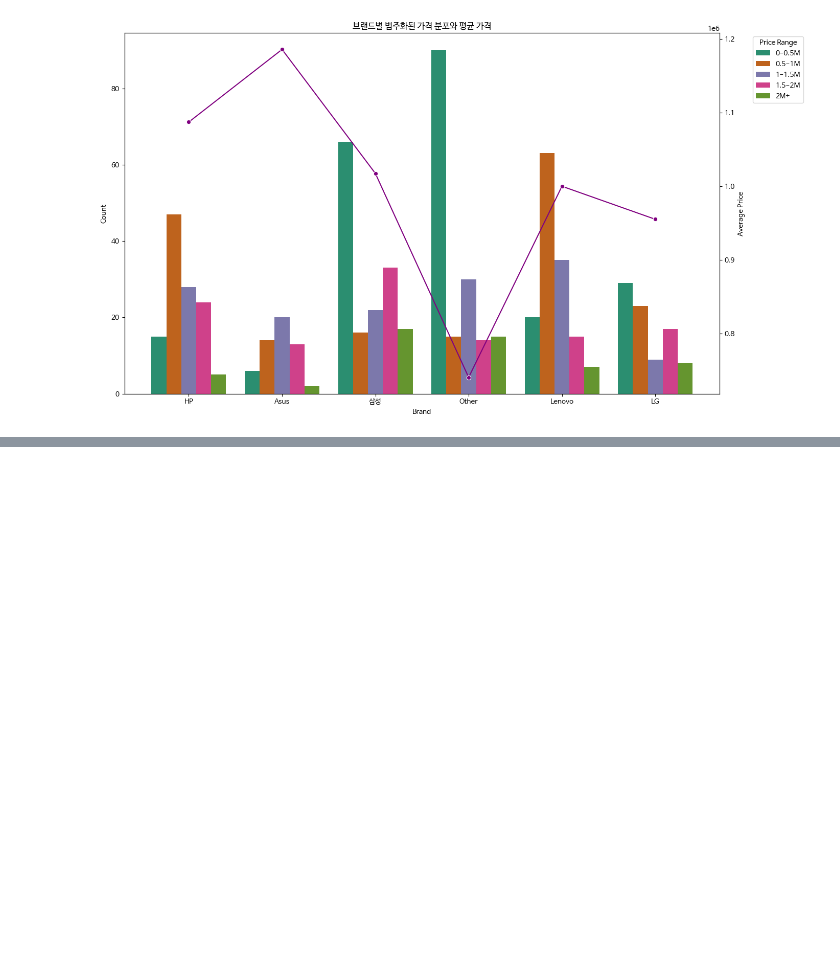
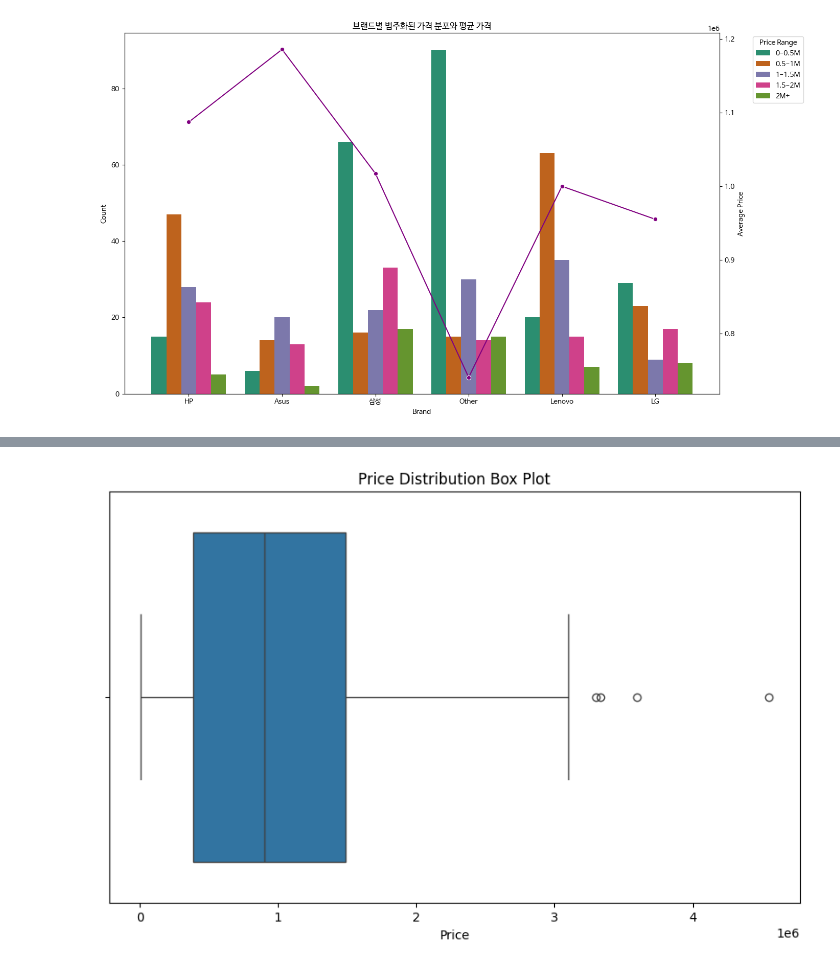
Before and after one commit to Yoon2596/kita_2404, a Jupyter notebook: m3_분석_라이브러리/visualization/coupang_0627.ipynb, the cells around one changed output, grey strips where cells are left out. Saved outputs shown, nothing was run; the diff lists cells and outputs as text; code cells hidden in the pictures; blank space fills up the shorter version.

```diff
--- a/m3_분석_라이브러리/visualization/coupang_0627.ipynb
+++ b/m3_분석_라이브러리/visualization/coupang_0627.ipynb
@@ -48,6 +47,24 @@ KeyboardInterrupt:
     * 가격 카테고리별 브랜드 포지셔닝
     * 가격 카테고리별 브랜드에 대한 고객 평가 및 리뷰수 분석
     * 제품명에 포함되어 있느 스팩에 대한 키워드 분석
+# %%
+import os
+import matplotlib.font_manager as fm
+
+# 현재 작업 디렉토리 경로 얻기
+current_directory = os.getcwd()
+# 나눔바른고딕 글꼴 파일 경로 지정
+font_path = os.path.join(current_directory, "NanumBarunGothic.ttf")
+
+# 글꼴이 있는지 확인
+if os.path.exists(font_path):
+    # 폰트 추가
+    fm.fontManager.addfont(font_path)
+
+    # 캐시를 새로 고치지 않고 직접 폰트 설정
+    font_prop = fm.FontProperties(fname=font_path)
+    plt.rc("font", family=font_prop.get_name())
+    plt.rcParams["axes.unicode_minus"] = False  # 마이너스 부호 출력 설정
 # %%
 from bs4 import BeautifulSoup
 import requests
@@ -364,0 +435,12 @@ plt.show()
+# %%
+file_path = 'preprocessed_718.csv'
+data = pd.read_csv(file_path)
+
+# Seaborn을 사용한 박스플롯 시각화
+plt.figure(figsize=(10, 6))
+sns.boxplot(x='Price', data=data)
+plt.title('Price Distribution Box Plot')
+plt.xlabel('Price')
+plt.show()
+# %% [output]
+[figure, added]
```
Also changed, not shown: parts of 34 cells of this notebook.
